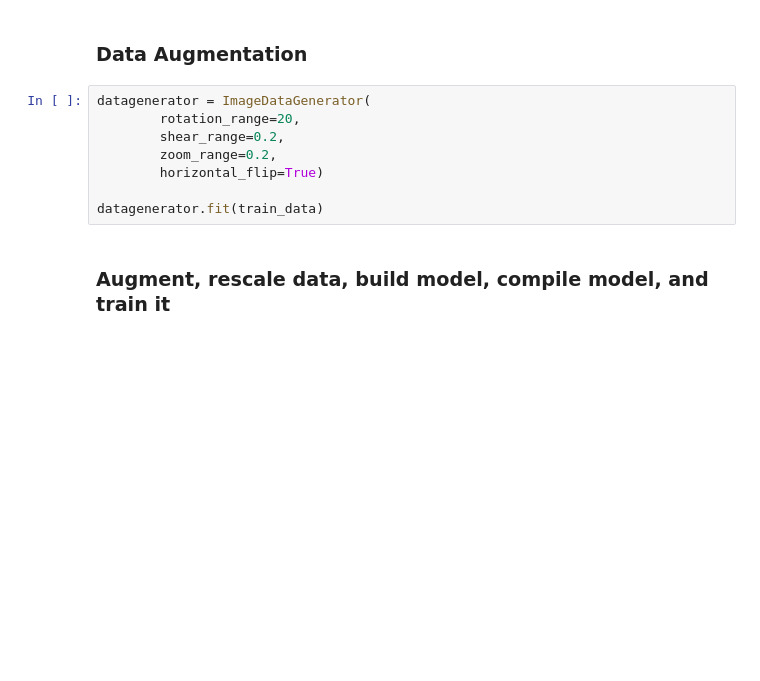
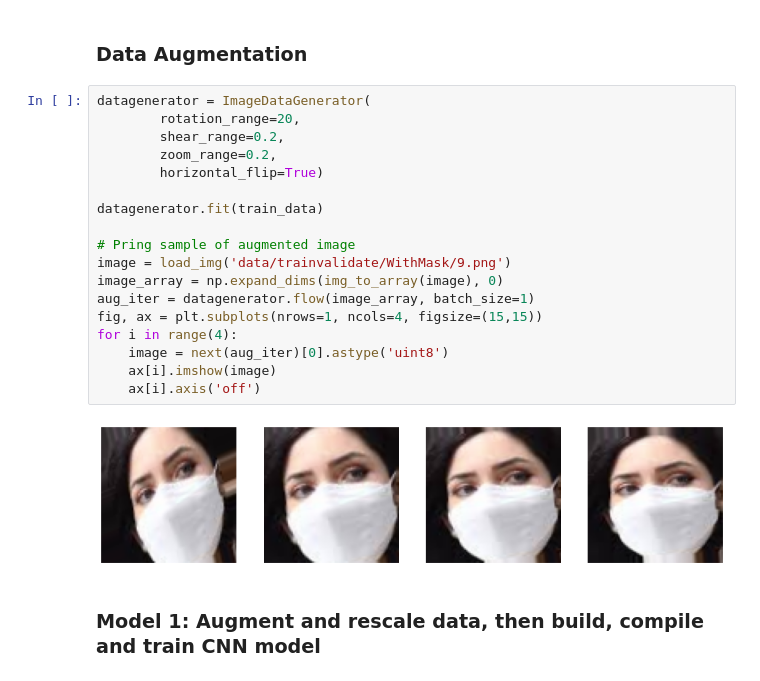
Before and after one commit to fdagher1/Face-Mask-Detection, a Jupyter notebook: FinalProject.ipynb, the cells around one changed output. Saved outputs shown, nothing was run; the diff lists cells and outputs as text; blank space fills up the shorter version.

```diff
--- a/FinalProject.ipynb
+++ b/FinalProject.ipynb
@@ -95,16 +100,28 @@ epochs=3
 batch_size=100
 # %% [markdown]
 ### Data Augmentation
-# %%
-datagenerator = ImageDataGenerator(
-        rotation_range=20,
-        shear_range=0.2,
-        zoom_range=0.2,
-        horizontal_flip=True)
-
-datagenerator.fit(train_data)
+# %%
+datagenerator = ImageDataGenerator(
+        rotation_range=20,
+        shear_range=0.2,
+        zoom_range=0.2,
+        horizontal_flip=True)
+
+datagenerator.fit(train_data)
+
+# Pring sample of augmented image
+image = load_img('data/trainvalidate/WithMask/9.png')
+image_array = np.expand_dims(img_to_array(image), 0)
+aug_iter = datagenerator.flow(image_array, batch_size=1)
+fig, ax = plt.subplots(nrows=1, ncols=4, figsize=(15,15))
+for i in range(4):
+    image = next(aug_iter)[0].astype('uint8')
+    ax[i].imshow(image)
+    ax[i].axis('off')
+# %% [output]
+[figure, added]
 # %% [markdown]
-### Augment, rescale data, build model, compile model, and train it
+### Model 1: Augment and rescale data, then build, compile and train CNN model
 # %%
 model=Sequential()
 model.add(layers.experimental.preprocessing.Rescaling(scale=1./255,input_shape=(img_height,img_width,3)))
```
Also changed, not shown: parts of 13 cells of this notebook.
